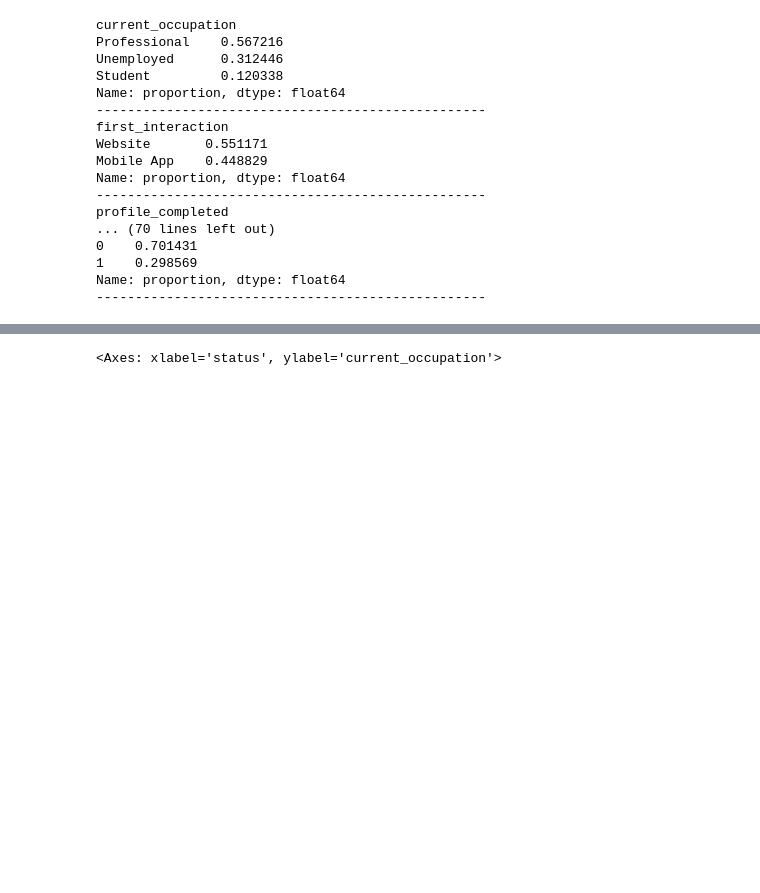
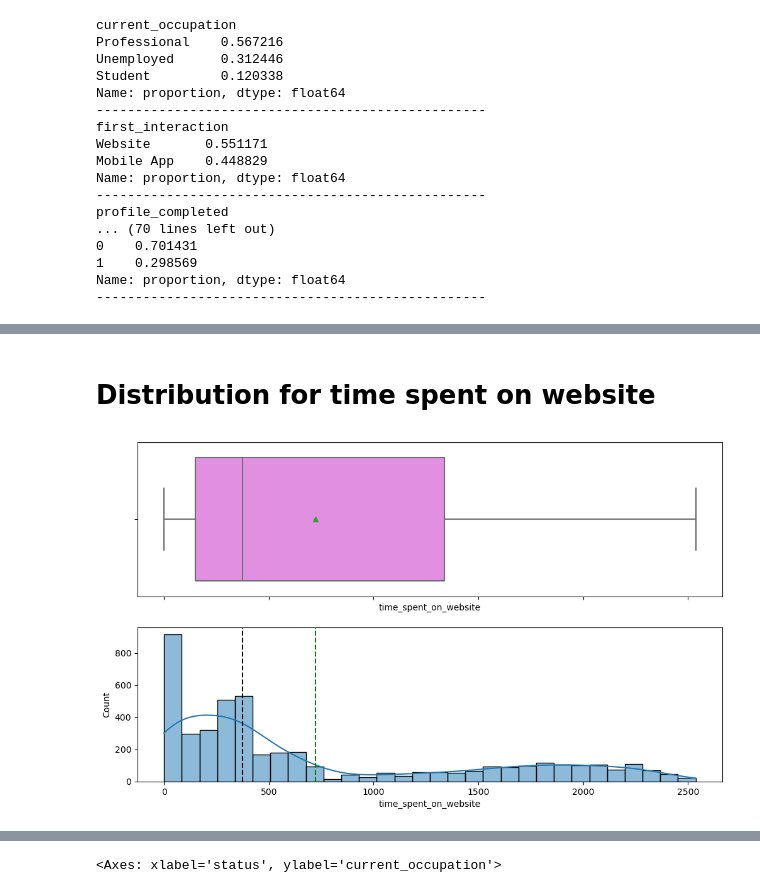
Before and after one commit to Tsungie/Classification-and-Hypothesis-Testing, a Jupyter notebook: Learner+Notebook+-+Full+Code+Version+-+Potential+Customers+Prediction.ipynb, the cells around one changed output, grey strips where cells are left out. Cells and saved outputs as stored; diff of their text form; code cells hidden in the pictures; blank space fills up the shorter version.

```diff
--- a/Learner+Notebook+-+Full+Code+Version+-+Potential+Customers+Prediction.ipynb
+++ b/Learner+Notebook+-+Full+Code+Version+-+Potential+Customers+Prediction.ipynb
@@ -206,0 +465,6 @@ Name: proportion, dtype: float64
+# %% [markdown]
+# Distribution for time spent on website
+# %%
+histogram_boxplot(df, "time_spent_on_website", bins = 30)
+# %% [output]
+[figure, added]
```
Also changed, not shown: parts of 64 cells of this notebook.
